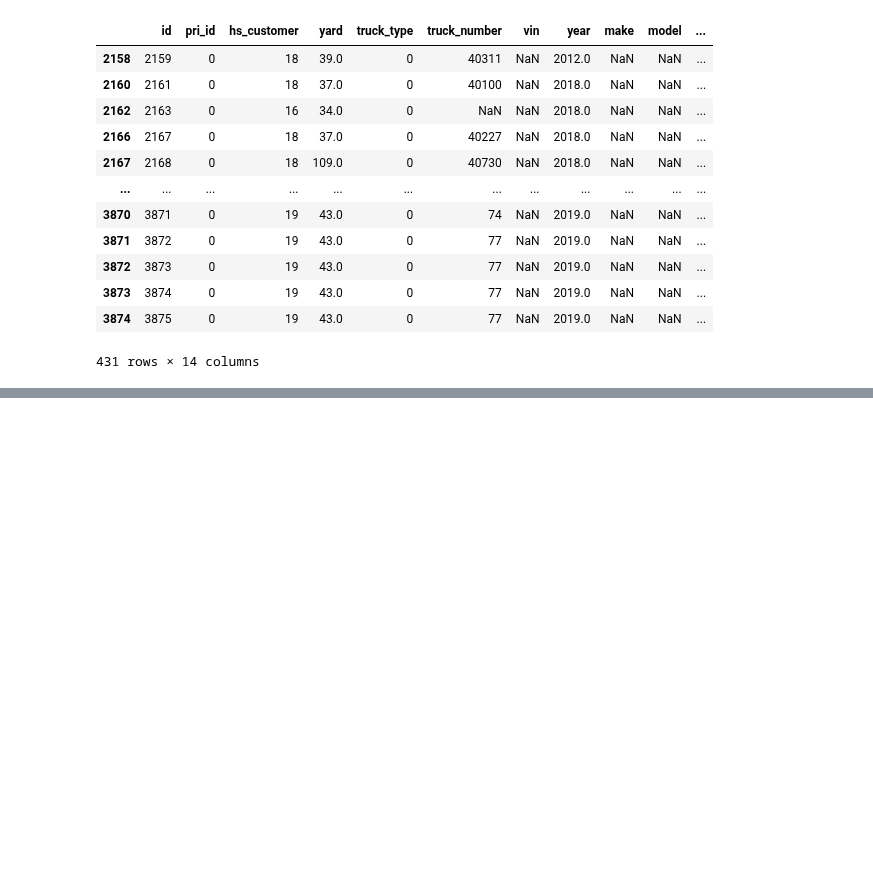
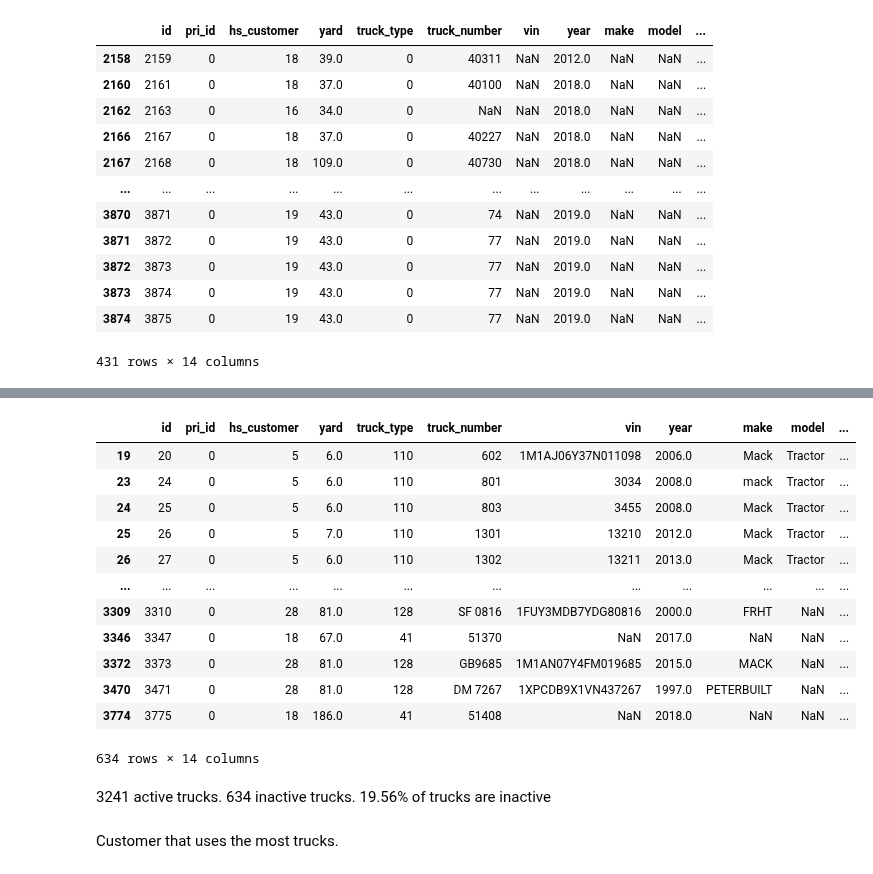
Before and after one commit to nurfnick/Cantrell_Jackson, a Jupyter notebook: Truck_Type_Organization.ipynb, the cells around one changed output, grey strips where cells are left out. Cells and saved outputs as stored; diff of their text form; code cells hidden in the pictures; blank space fills up the shorter version.

```diff
--- a/Truck_Type_Organization.ipynb
+++ b/Truck_Type_Organization.ipynb
@@ -65,0 +84,20 @@ df2[df2['truck_type']==0]
+# %%
+df2[df2['status']=='inactive']
+# %% [output]
+|  | id | pri_id | hs_customer | yard | truck_type | truck_number | vin | year | make | model | ... |
+| 19 | 20 | 0 | 5 | 6.0 | 110 | 602 | 1M1AJ06Y37N011098 | 2006.0 | Mack | Tractor | ... |
+| 23 | 24 | 0 | 5 | 6.0 | 110 | 801 | 3034 | 2008.0 | mack | Tractor | ... |
+| 24 | 25 | 0 | 5 | 6.0 | 110 | 803 | 3455 | 2008.0 | Mack | Tractor | ... |
+| 25 | 26 | 0 | 5 | 7.0 | 110 | 1301 | 13210 | 2012.0 | Mack | Tractor | ... |
+| 26 | 27 | 0 | 5 | 6.0 | 110 | 1302 | 13211 | 2013.0 | Mack | Tractor | ... |
+| ... | ... | ... | ... | ... | ... | ... | ... | ... | ... | ... | ... |
+| 3309 | 3310 | 0 | 28 | 81.0 | 128 | SF 0816 | 1FUY3MDB7YDG80816 | 2000.0 | FRHT | NaN | ... |
+| 3346 | 3347 | 0 | 18 | 67.0 | 41 | 51370 | NaN | 2017.0 | NaN | NaN | ... |
+| 3372 | 3373 | 0 | 28 | 81.0 | 128 | GB9685 | 1M1AN07Y4FM019685 | 2015.0 | MACK | NaN | ... |
+| 3470 | 3471 | 0 | 28 | 81.0 | 128 | DM 7267 | 1XPCDB9X1VN437267 | 1997.0 | PETERBUILT | NaN | ... |
+| 3774 | 3775 | 0 | 18 | 186.0 | 41 | 51408 | NaN | 2018.0 | NaN | NaN | ... |
+634 rows × 14 columns
+# %% [markdown]
+3241 active trucks. 634 inactive trucks. 19.56% of trucks are inactive
+# %% [markdown]
+Customer that uses the most trucks.
```
Also changed, not shown: parts of 6 cells of this notebook.
